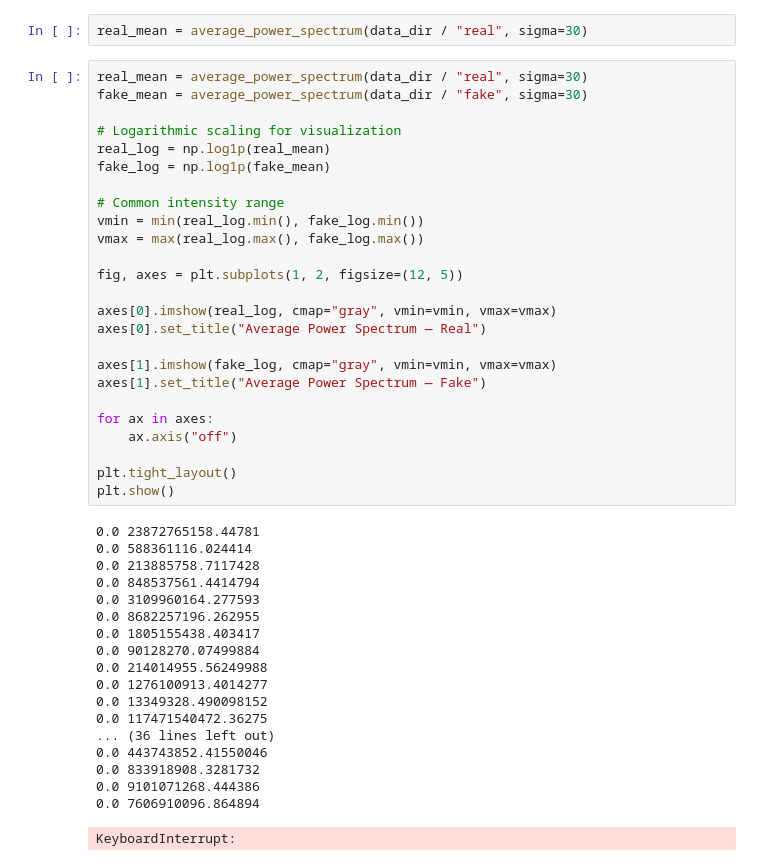
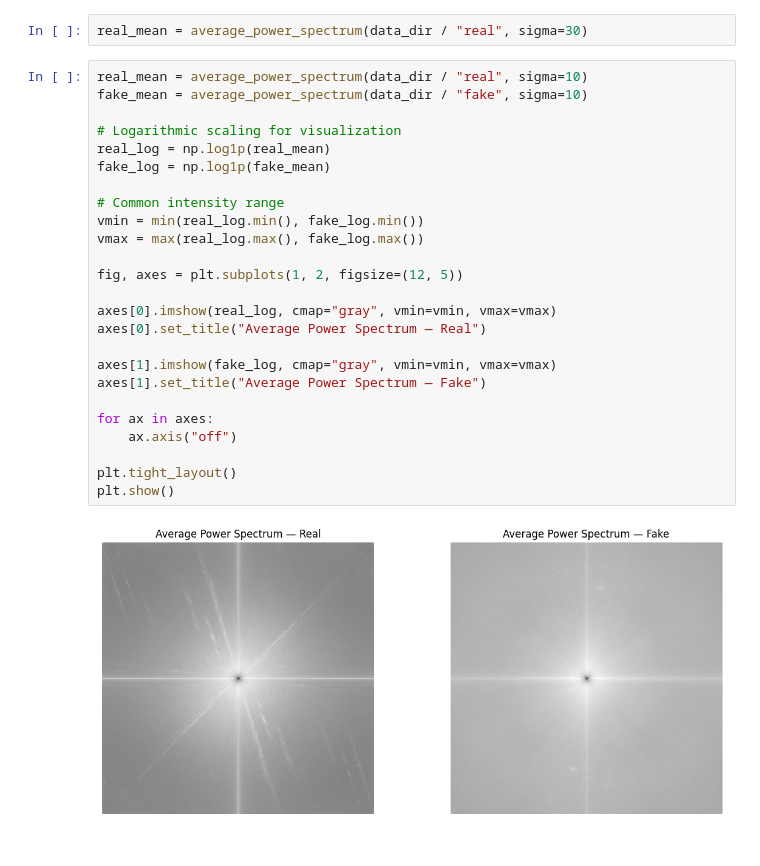
Before and after one commit to yassinekhaldoun/Deepfake-Detection-Image-Forensics-Machine-Learning, a Jupyter notebook: notebooks/preprocessing.ipynb, the cells around one changed output. Cells and saved outputs as stored; diff of their text form.

```diff
--- a/notebooks/preprocessing.ipynb
+++ b/notebooks/preprocessing.ipynb
@@ -168,46 +168,29 @@ def average_power_spectrum(folder, sigma=30):
 # %%
 real_mean = average_power_spectrum(data_dir / "real", sigma=30)
 # %%
-real_mean = average_power_spectrum(data_dir / "real", sigma=30)
-fake_mean = average_power_spectrum(data_dir / "fake", sigma=30)
+real_mean = average_power_spectrum(data_dir / "real", sigma=10)
+fake_mean = average_power_spectrum(data_dir / "fake", sigma=10)
 
 # Logarithmic scaling for visualization
 real_log = np.log1p(real_mean)
 fake_log = np.log1p(fake_mean)
 
 # Common intensity range
 vmin = min(real_log.min(), fake_log.min())
 vmax = max(real_log.max(), fake_log.max())
 
 fig, axes = plt.subplots(1, 2, figsize=(12, 5))
 
 axes[0].imshow(real_log, cmap="gray", vmin=vmin, vmax=vmax)
 axes[0].set_title("Average Power Spectrum — Real")
 
 axes[1].imshow(fake_log, cmap="gray", vmin=vmin, vmax=vmax)
 axes[1].set_title("Average Power Spectrum — Fake")
 
 for ax in axes:
     ax.axis("off")
 
 plt.tight_layout()
 plt.show()
 # %% [output]
-0.0 23872765158.44781
-0.0 588361116.024414
-0.0 213885758.7117428
-0.0 848537561.4414794
-0.0 3109960164.277593
-0.0 8682257196.262955
-0.0 1805155438.403417
-0.0 90128270.07499884
-0.0 214014955.56249988
-0.0 1276100913.4014277
-0.0 13349328.490098152
-0.0 117471540472.36275
-... (36 lines left out)
-0.0 443743852.41550046
-0.0 833918908.3281732
-0.0 9101071268.444386
-0.0 7606910096.864894
-KeyboardInterrupt:
+[figure, added]
```
